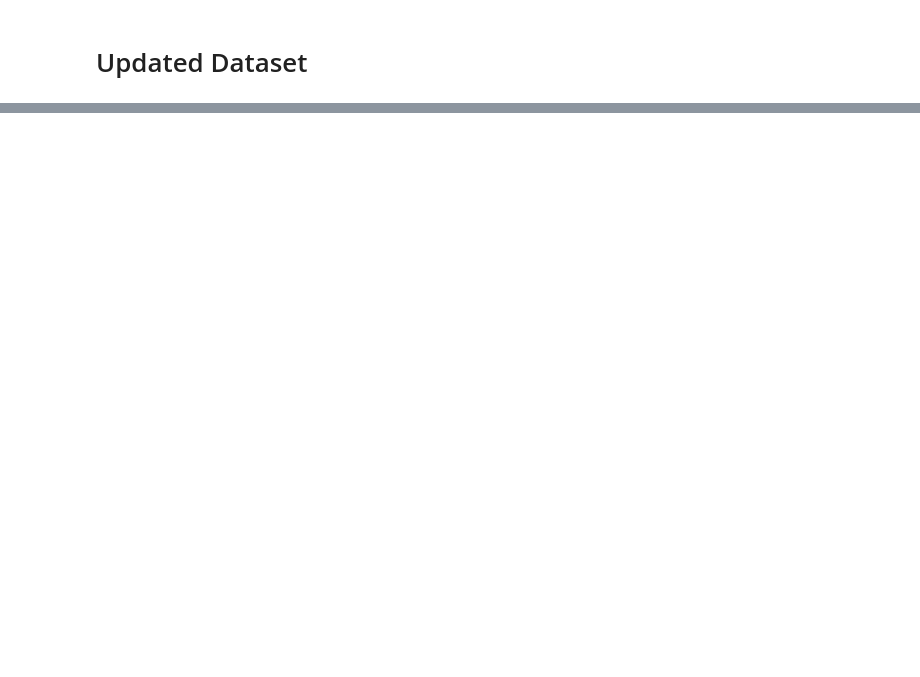
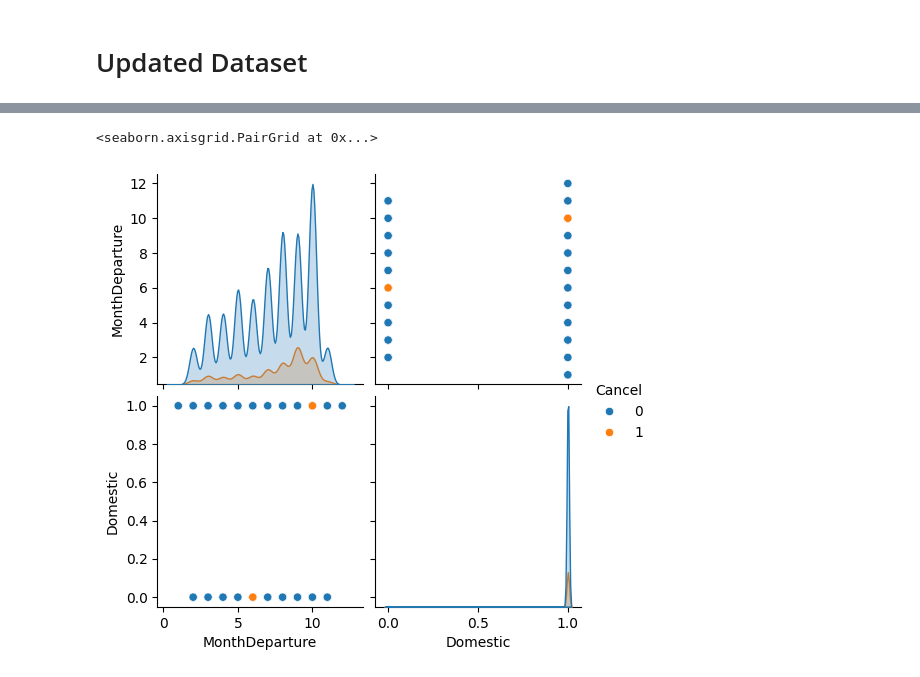
Before and after one commit to silviacalabretta/statistical-methods-project, a Jupyter notebook: notebooks/011_data_exploration.ipynb, the cells around one changed output, grey strips where cells are left out. Saved outputs shown, nothing was run; the diff lists cells and outputs as text; code cells hidden in the pictures; blank space fills up the shorter version.

```diff
--- a/notebooks/011_data_exploration.ipynb
+++ b/notebooks/011_data_exploration.ipynb
@@ -847,0 +882,5 @@ test_df.to_csv(os.path.join(output_dir, "test_time_based.csv"), index=False)
+# %%
+sns.pairplot(data[['MonthDeparture', 'Domestic','Cancel']], hue='Cancel')
+# %% [output]
+<seaborn.axisgrid.PairGrid at 0x...>
+[figure, added]
```
Also changed, not shown: parts of 8 cells of this notebook, 6 other files.
